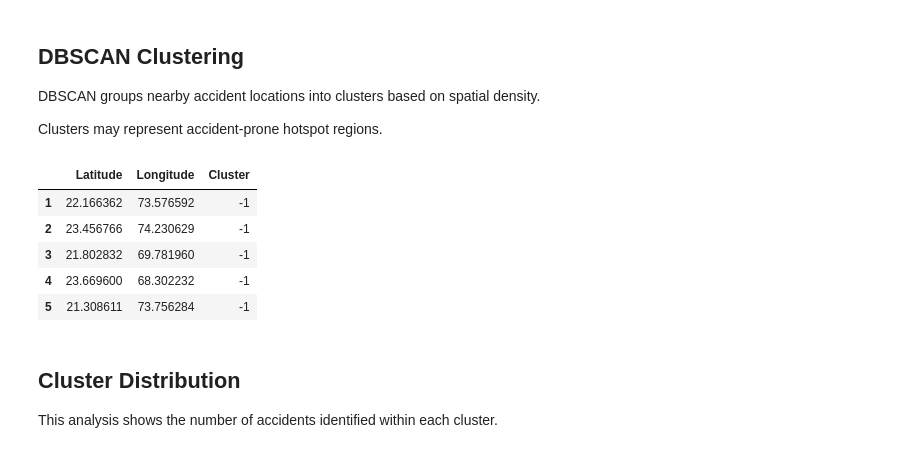
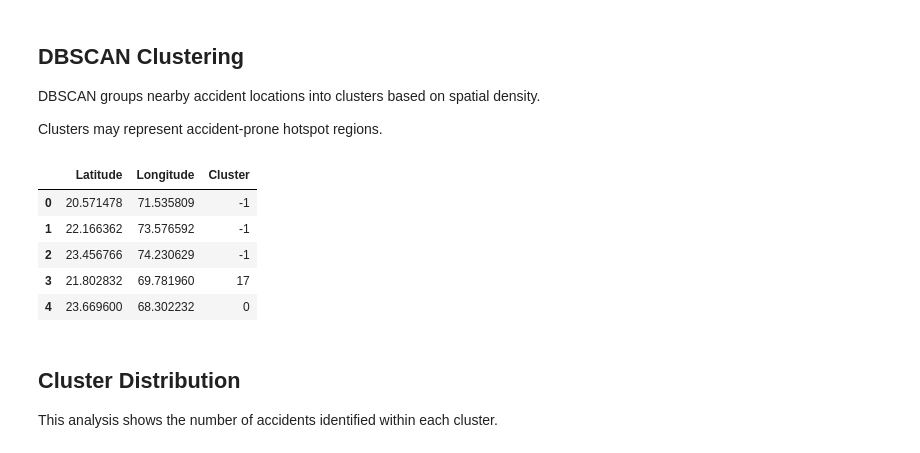
Before and after one commit to manavdhamecha77/Crash-Data-Analytics, a Jupyter notebook: backend/scripts/preprocess.ipynb, the cells around one changed output. Drawn from its saved outputs; the diff is of its cells as text; code cells hidden in the pictures.

```diff
--- a/backend/scripts/preprocess.ipynb
+++ b/backend/scripts/preprocess.ipynb
@@ -153,15 +153,15 @@ Some accident coordinates appeared over ocean regions, indicating possible synth
 
 To improve spatial realism, land/ocean validation was applied using the `global-land-mask` library. Coordinates identified over water bodies were removed prior to spatial clustering and hotspot analysis.
 # %%
-df['Is_Land'] = df.apply(
-    lambda row: globe.is_land(
-        row['Latitude'],
-        row['Longitude']
-    ),
-    axis=1
-)
+# df['Is_Land'] = df.apply(
+#     lambda row: globe.is_land(
+#         row['Latitude'],
+#         row['Longitude']
+#     ),
+#     axis=1
+# )
 
-df = df[df['Is_Land']]
+# df = df[df['Is_Land']]
 # %% [markdown]
 ## Handling Missing Numerical Values
 
@@ -351,21 +351,21 @@ Clusters may represent accident-prone hotspot regions.
 # %%
 coords = df[['Latitude', 'Longitude']]
 
 dbscan = DBSCAN(
-    eps=0.05,
-    min_samples=5
+    eps=0.1,
+    min_samples=3
 )
 
 df['Cluster'] = dbscan.fit_predict(coords)
 
 df[['Latitude', 'Longitude', 'Cluster']].head()
 # %% [output]
 |  | Latitude | Longitude | Cluster |
+| 0 | 20.571478 | 71.535809 | -1 |
 | 1 | 22.166362 | 73.576592 | -1 |
 | 2 | 23.456766 | 74.230629 | -1 |
-| 3 | 21.802832 | 69.781960 | -1 |
-| 4 | 23.669600 | 68.302232 | -1 |
-| 5 | 21.308611 | 73.756284 | -1 |
+| 3 | 21.802832 | 69.781960 | 17 |
+| 4 | 23.669600 | 68.302232 | 0 |
 # %% [markdown]
 ## Cluster Distribution
 
```
Also changed, not shown: parts of 2 cells of this notebook, 4 other files.
